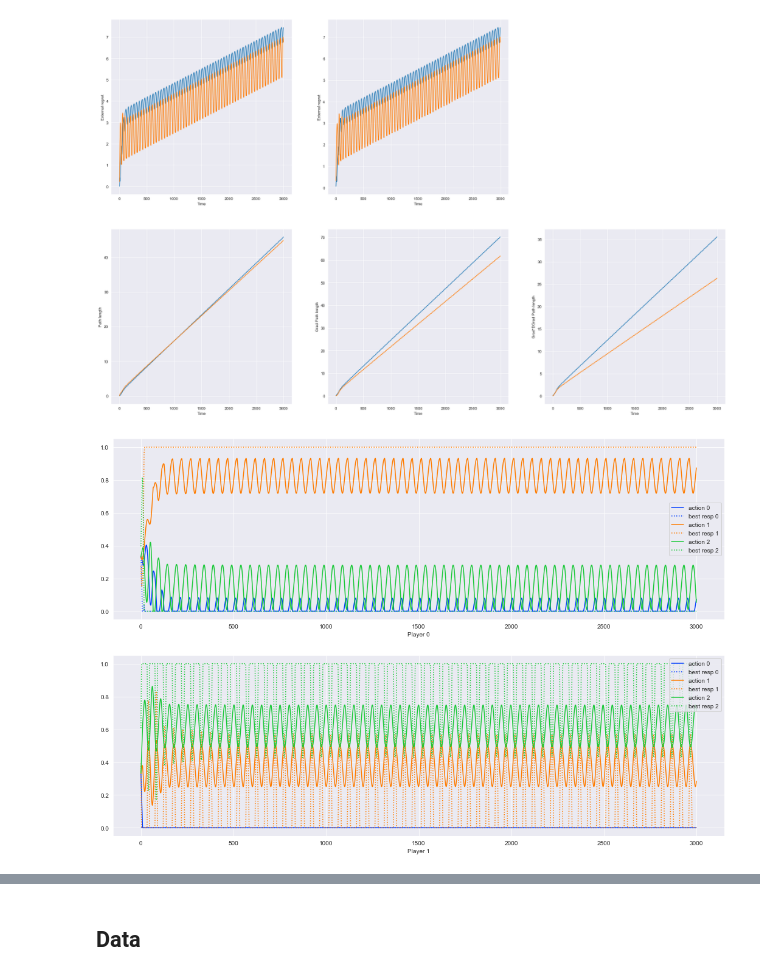
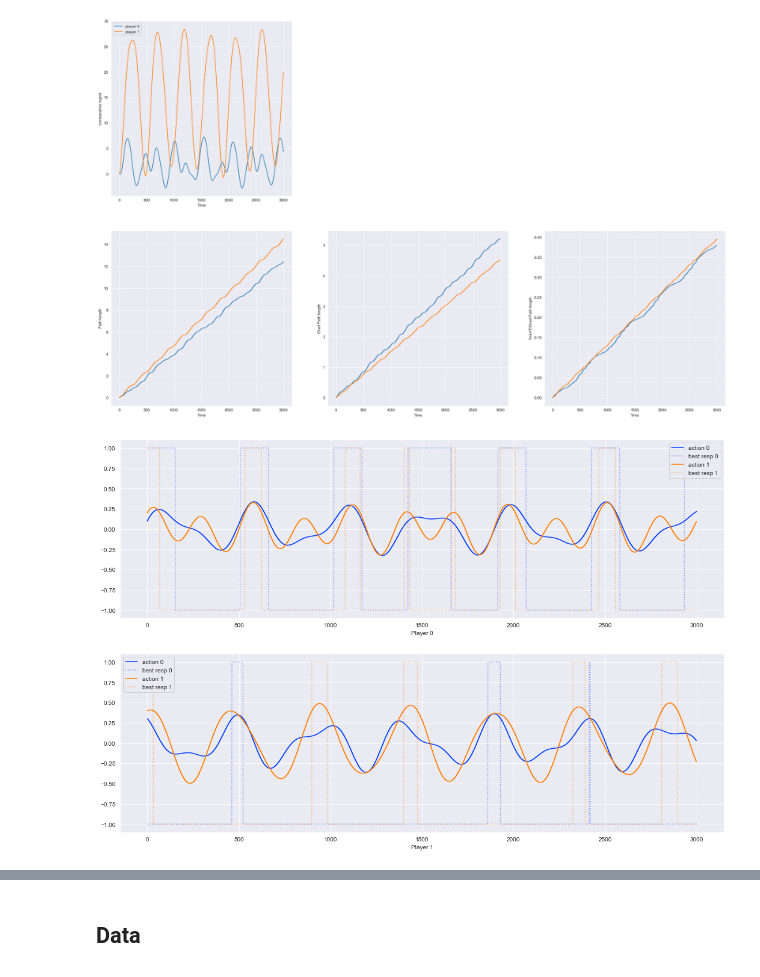
Before and after one commit to EtaoinWu/gamesim, a Jupyter notebook: experiment.ipynb, the cells around one changed output, grey strips where cells are left out. Drawn from its saved outputs; the diff is of its cells as text; code cells hidden in the pictures.

```diff
--- a/experiment.ipynb
+++ b/experiment.ipynb
@@ -18,13 +20,20 @@ from sim import *
 def norm_sq(x: np.ndarray, axis=None):
     return np.sum(x ** 2, axis=axis)
 # %%
-n, m = 2, 3
+# seed = rng_seed.integers(0, 2 ** 24)
+seed = 57
+print("Seed: ", seed)
+rng = np.random.default_rng(seed)
+
+n, m = 2, 2
+# mg = MultilinearGame(np.array([[[1.]],[[-1.]]]).astype(float))
 # mg = MultilinearGame(np.array([[[1,0,0],[0,1,0],[0,0,1]],[[0,1,0],[0,0.95,1],[1,0,0]]]))
-m1 = rng.uniform(low=-1.0, high=1.0, size=((m,) * n))
-m2 = np.array([m1, -m1])
-mg = MultilinearGame(m2)
-# mg = MultilinearGame(rng.uniform(low=-1.0, high=1.0, size=((n,) + (m,) * n)))
-my_proj = proj_sim
+# m1 = rng.uniform(low=-1.0, high=1.0, size=((m,) * n))
+# m2 = np.array([m1, -m1])
+# mg = MultilinearGame(m2)
+mg = MultilinearGame(rng.uniform(low=-1.0, high=1.0, size=((n,) + (m,) * n)))
+# my_proj = ProjDimension(np.array([-30],float))
+my_proj = proj_linfball
 
 eta = 0.1
 
@@ -51,7 +60,7 @@ learner = GradientDescent(lr=eta, proj=my_proj)
 # learner = ODA_l2(lr=eta,proj=my_proj,optimism=0)
 # learner = BlumMansour(OFTRL_l2(lr=eta,proj=my_proj))
 
-# learner = Alternating(learner)
+learner = Alternating(learner)
 
-sim = GameSim(mg, learner, my_proj, [None])
+sim = GameSim(mg, learner, my_proj, [], init_state=np.array([[0.1,0.2],[0.3,0.4]],float))
 # sim = GameSim(mg, learner, my_proj, [None, "swap"])
@@ -64,5 +75,7 @@ Wall time: 501 ms
 # %%
 nonnegative = False
+# pure = np.array([0,-30],float).reshape((-1,1))
+pure = 'last'
 fig, axs = plt.subplots(2, 3, figsize=(28, 18))
 (ax1s, (ax_pl, ax_gpl, ax_gdpl)) = axs
 for ax in axs.flat:
@@ -70,18 +83,20 @@ for ax in axs.flat:
     # ax.set_yscale('log')
     pass
 
-for i, mode in enumerate(["normed", None, "swap"]):
-    if mode in sim.regret_types:
-        regrets = sim.regret_recorders[mode]()
+for i, mode in enumerate(["comparative", None, "swap"]):
+    if i == 0 or mode in sim.regret_types:
         if i == 0:
-            regrets = sim.normed_regret_recorder()
+            regrets = sim.normed_regret_recorder(pure=pure)
+        else:
+            regrets = sim.regret_recorders[mode]()
         if nonnegative:
-            regrets = np.maximum(sim.regret_recorders[mode](), 0)
-        ax1s[i].plot([(i + 1) for i in range(regrets.shape[1])], regrets.transpose())
+            regrets = np.maximum(regrets, 0)
+        ax1s[i].plot([(i + 1) for i in range(regrets.shape[1])], regrets.transpose(), label=[f"player {i}" for i in range(regrets.shape[0])])
+        ax1s[i].legend()
         # ax1s[i].plot([(i + 1) for i in range(regrets.shape[1])], [math.sqrt(i + 1) for i in range(regrets.shape[1])])
         # plt.xscale("log")
         ax1s[i].set_xlabel("Time")
-        ax1s[i].set_ylabel("Swap regret" if mode == "swap" else "External regret")
+        ax1s[i].set_ylabel(f"{mode if mode else 'External'} regret")
     else:
         ax1s[i].axis('off')
 
@@ -129,24 +144,24 @@ ax_gdpl.set_ylabel("Grad*DGrad Path length")
 
 None
 # %% [output]
-[figure, old version]
+[figure, new version]
 # %%
 # Show play trajectories
 n, m, *_ = mg.weight.shape
 n1 = math.ceil(math.sqrt(n))
 n2 = math.ceil(n / n1)
 fig, axss = plt.subplots(n1, n2, figsize=(18,12))
 axs = axss.flat
 x_star = sim.normed_regret_recorder.x_star()
 for i, ax in enumerate(axs):
     if i < n:
         tmp = np.array([a[i] for a, *_ in sim.trajectory])
         for j in range(m):
             ax.plot(tmp[:,j], label="action {}".format(j),color=colors[j])
-            ax.plot(x_star[i,:,j], linestyle=':',label="best resp {}".format(j),color=colors[j])
+            ax.plot(x_star[i,:,j], linestyle=':',label="best resp {}".format(j),color=colors[j],alpha=0.5)
         ax.legend()
         ax.set_xlabel("Player {}".format(i))
     else:
         ax.axis(False)
 # %% [output]
-[figure, old version]
+[figure, new version]
```
Also changed, not shown: parts of 9 cells of this notebook.
